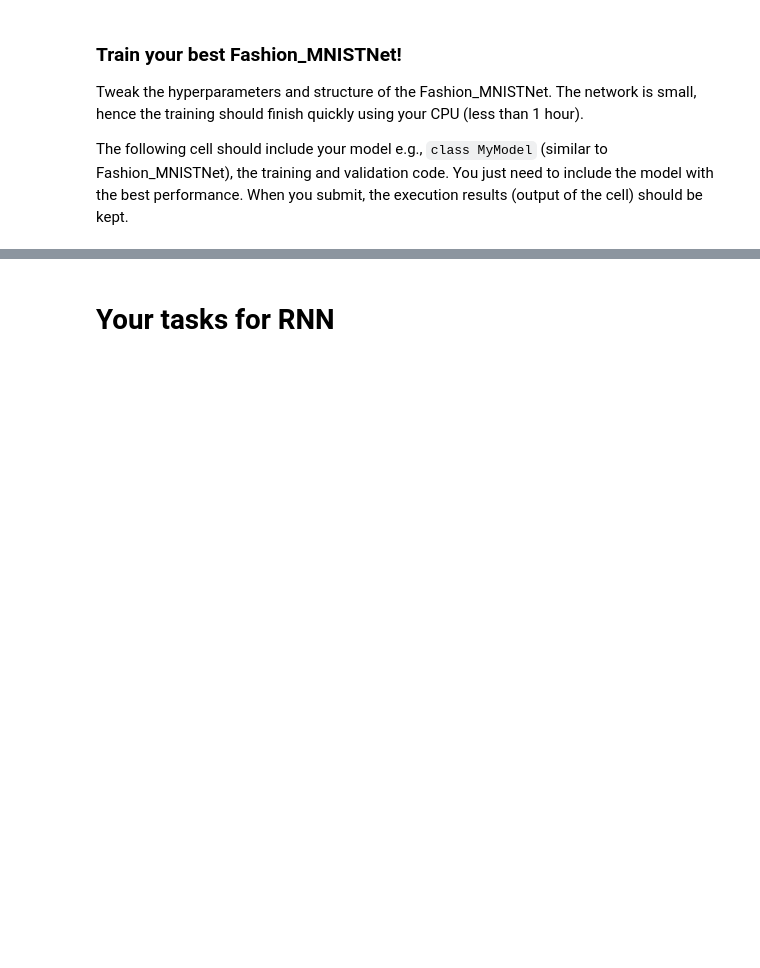
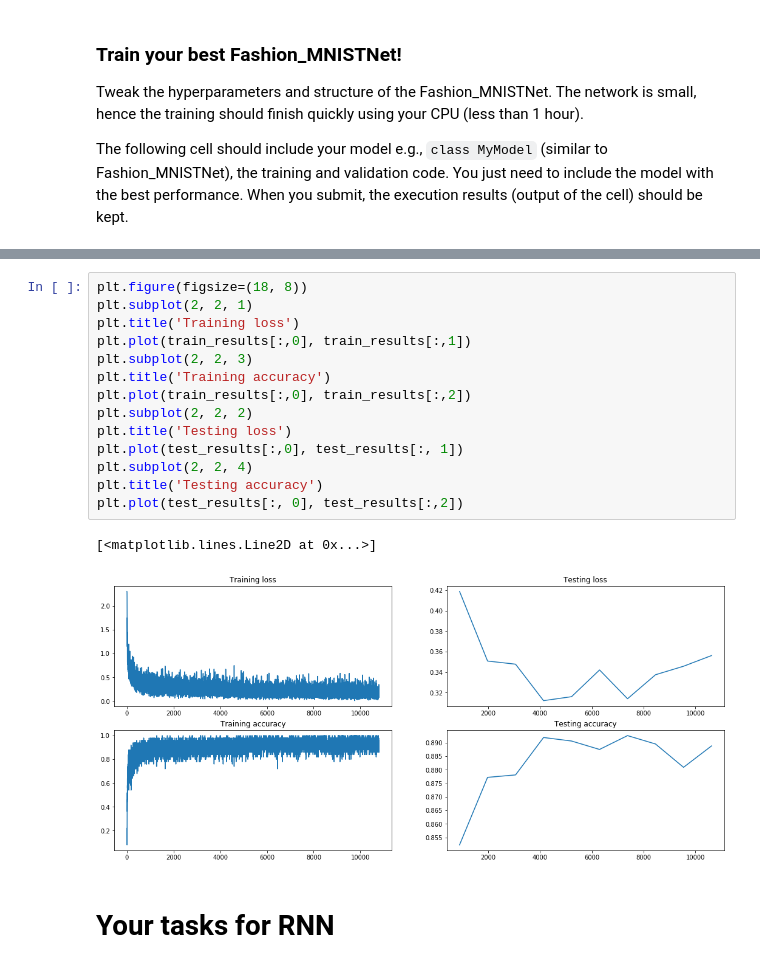
Before and after one commit to jonathanswagner/neural_network_numpy, a Jupyter notebook: main.ipynb, the cells around one changed output, grey strips where cells are left out. Saved outputs shown, nothing was run; the diff lists cells and outputs as text; blank space fills up the shorter version.

```diff
--- a/main.ipynb
+++ b/main.ipynb
@@ -615,3 +626,20 @@ KeyboardInterrupt:
+# %%
+plt.figure(figsize=(18, 8))
+plt.subplot(2, 2, 1)
+plt.title('Training loss')
+plt.plot(train_results[:,0], train_results[:,1])
+plt.subplot(2, 2, 3)
+plt.title('Training accuracy')
+plt.plot(train_results[:,0], train_results[:,2])
+plt.subplot(2, 2, 2)
+plt.title('Testing loss')
+plt.plot(test_results[:,0], test_results[:, 1])
+plt.subplot(2, 2, 4)
+plt.title('Testing accuracy')
+plt.plot(test_results[:, 0], test_results[:,2])
+# %% [output]
+[<matplotlib.lines.Line2D at 0x...>]
+[figure, added]
 # %% [markdown]
 # Your tasks for RNN
 # %% [markdown]
```
Also changed, not shown: parts of 11 cells of this notebook, 4 other files.
